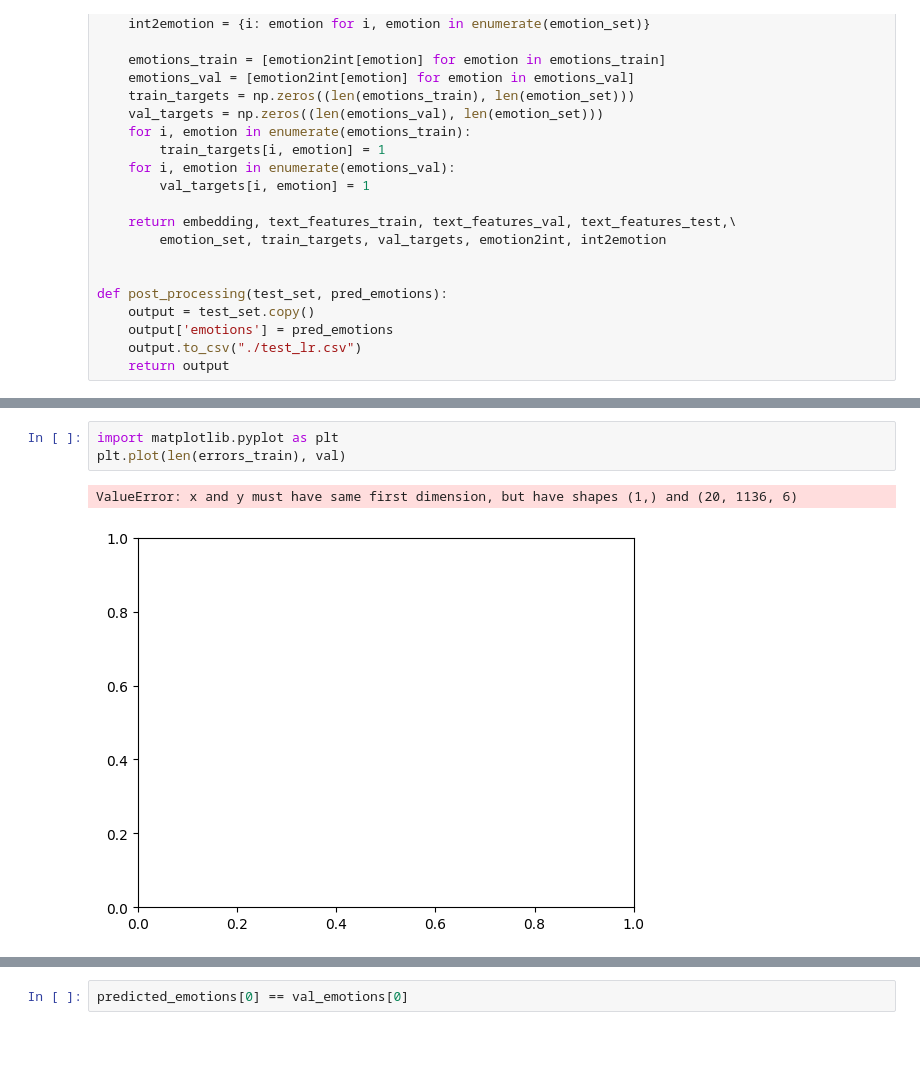
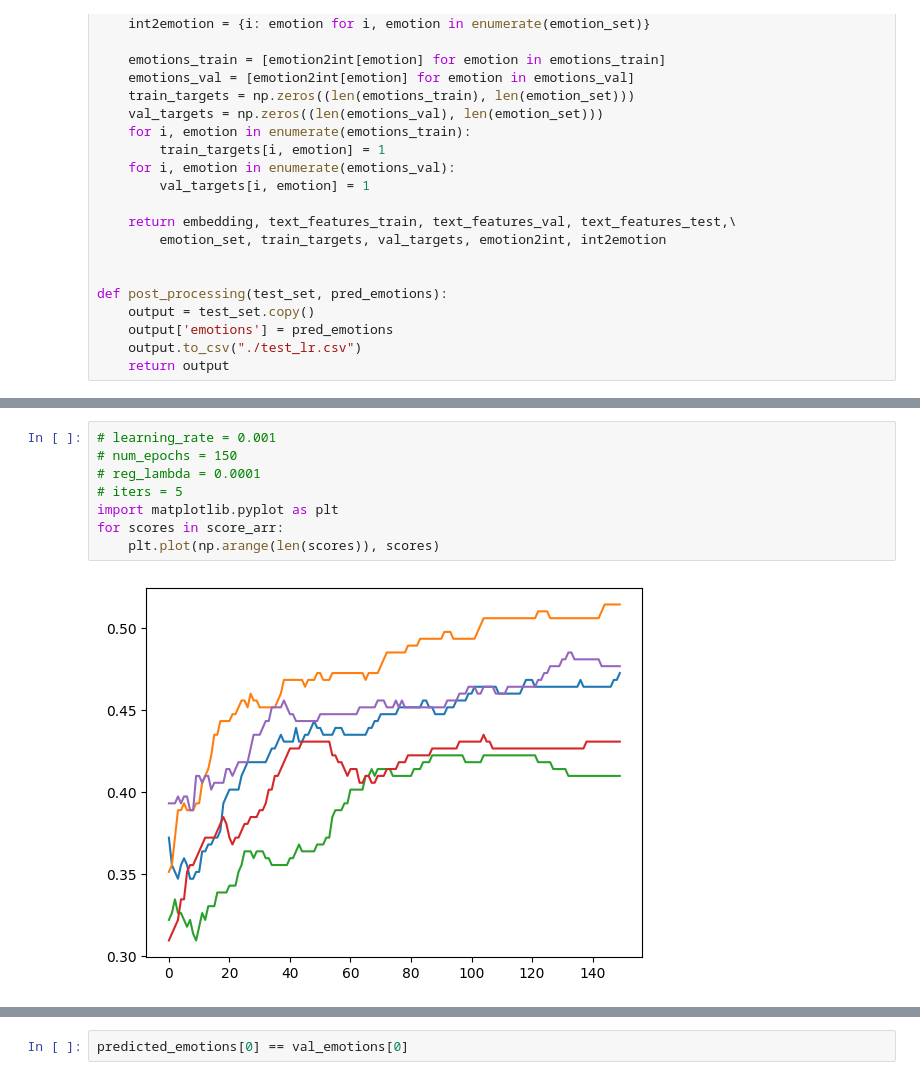
Before and after one commit to Wenxin-Jiang/CS577-NLP, a Jupyter notebook: HW1/hw1_LR.ipynb, the cells around one changed output, grey strips where cells are left out. Cells and saved outputs as stored; diff of their text form; blank space fills up the shorter version.

```diff
--- a/HW1/hw1_LR.ipynb
+++ b/HW1/hw1_LR.ipynb
@@ -482,6 +500,10 @@ for epoch in range(num_epochs):
-# %%
-import matplotlib.pyplot as plt
-plt.plot(len(errors_train), val)
-# %% [output]
-ValueError: x and y must have same first dimension, but have shapes (1,) and (20, 1136, 6)
-[figure, removed]
+# %%
+# learning_rate = 0.001
+# num_epochs = 150
+# reg_lambda = 0.0001
+# iters = 5
+import matplotlib.pyplot as plt
+for scores in score_arr:
+    plt.plot(np.arange(len(scores)), scores)
+# %% [output]
+[figure, added]
```
Also changed, not shown: parts of 4 cells of this notebook.
